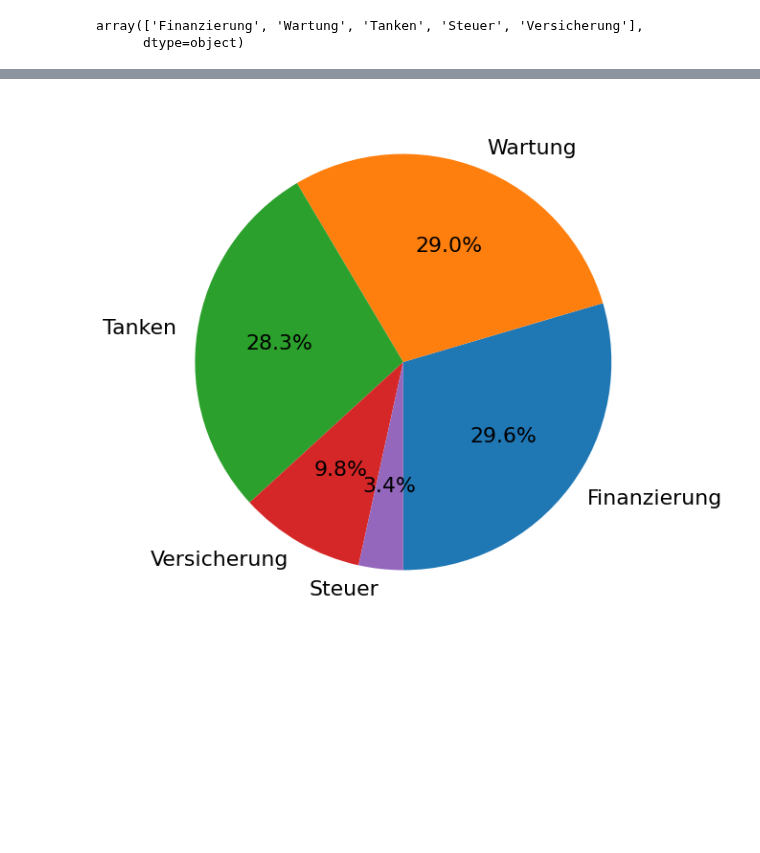
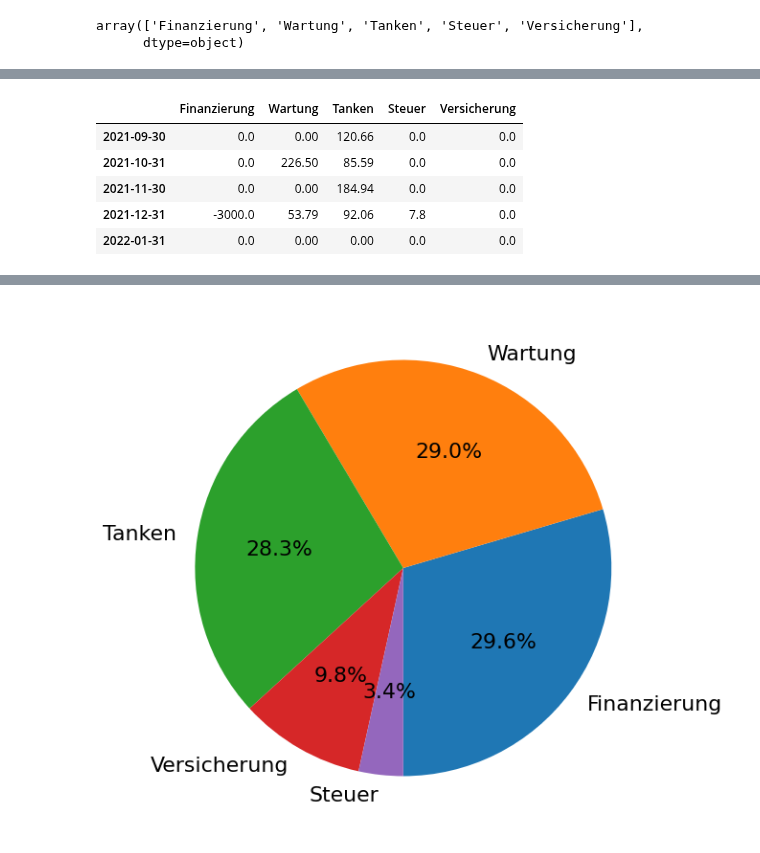
Before and after one commit to schorschie/car_cost_comparisons, a Jupyter notebook: Kostenabrechnung_Maximus.ipynb, the cells around one changed output, grey strips where cells are left out. Saved outputs shown, nothing was run; the diff lists cells and outputs as text; code cells hidden in the pictures; blank space fills up the shorter version.

```diff
--- a/Kostenabrechnung_Maximus.ipynb
+++ b/Kostenabrechnung_Maximus.ipynb
@@ -115,6 +115,15 @@ aggregated_df.head()
 | 2015-03-31 | 1349.0 | 1048.59 | 0.00 | 0.0 | 0.00 |
 | 2015-04-30 | 350.0 | 0.00 | 275.67 | 0.0 | 0.00 |
 | 2015-05-31 | 350.0 | 0.00 | 442.04 | 230.0 | 253.42 |
+# %%
+aggregated_df.tail()
+# %% [output]
+|  | Finanzierung | Wartung | Tanken | Steuer | Versicherung |
+| 2021-09-30 | 0.0 | 0.00 | 120.66 | 0.0 | 0.0 |
+| 2021-10-31 | 0.0 | 226.50 | 85.59 | 0.0 | 0.0 |
+| 2021-11-30 | 0.0 | 0.00 | 184.94 | 0.0 | 0.0 |
+| 2021-12-31 | -3000.0 | 53.79 | 92.06 | 7.8 | 0.0 |
+| 2022-01-31 | 0.0 | 0.00 | 0.00 | 0.0 | 0.0 |
 # %%
 import numpy as np
 import matplotlib
```
Also changed, not shown: parts of 2 cells of this notebook, 3 other files.
